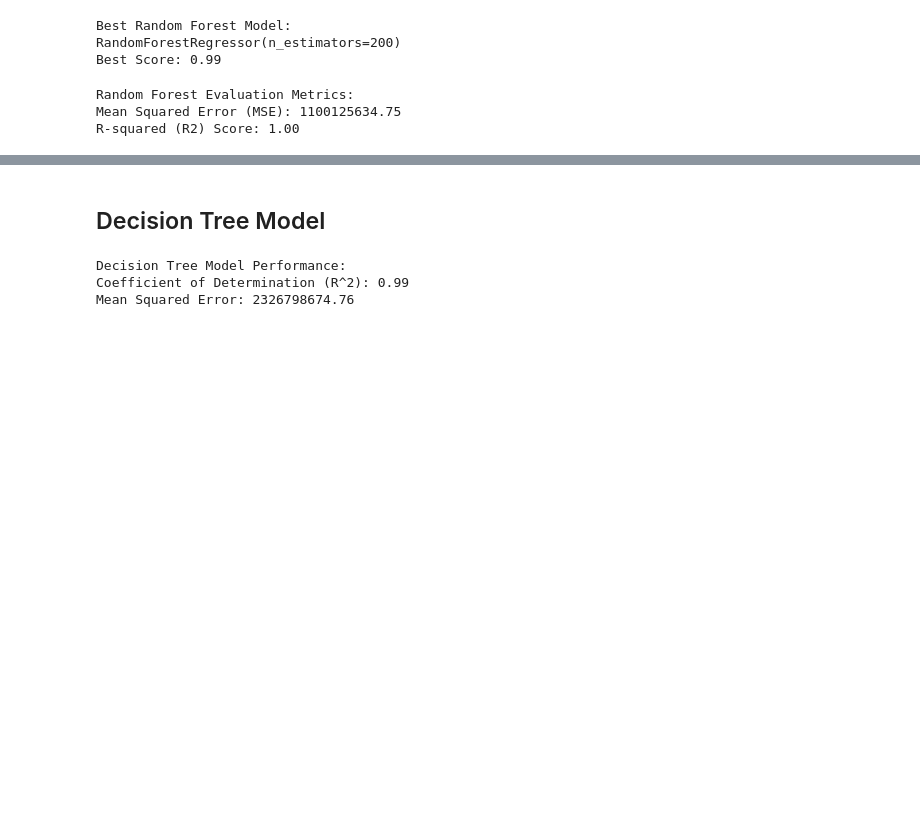
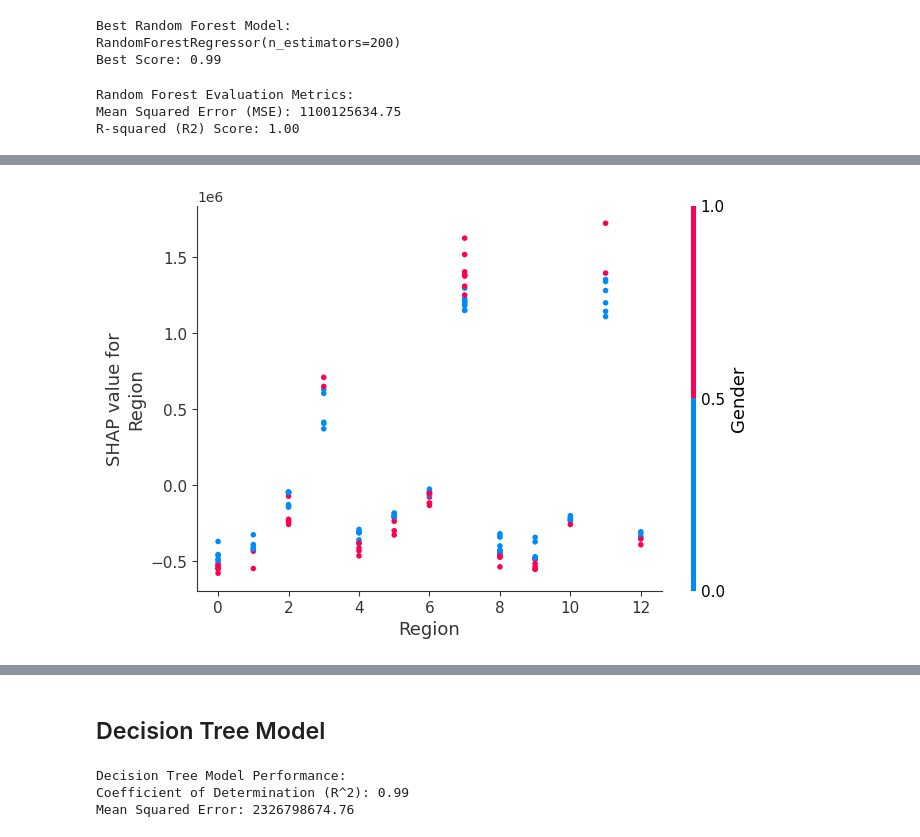
Before and after one commit to maimonahST/Darta_scince, a Jupyter notebook: DS_Project.ipynb, the cells around one changed output, grey strips where cells are left out. Cells and saved outputs as stored; diff of their text form; code cells hidden in the pictures; blank space fills up the shorter version.

```diff
--- a/DS_Project.ipynb
+++ b/DS_Project.ipynb
@@ -430,0 +494,4 @@ R-squared (R2) Score: 1.00
+# %%
+shap.dependence_plot("Region", shap_values, X_test)
+# %% [output]
+[figure, added]
```
Also changed, not shown: parts of 18 cells of this notebook.
